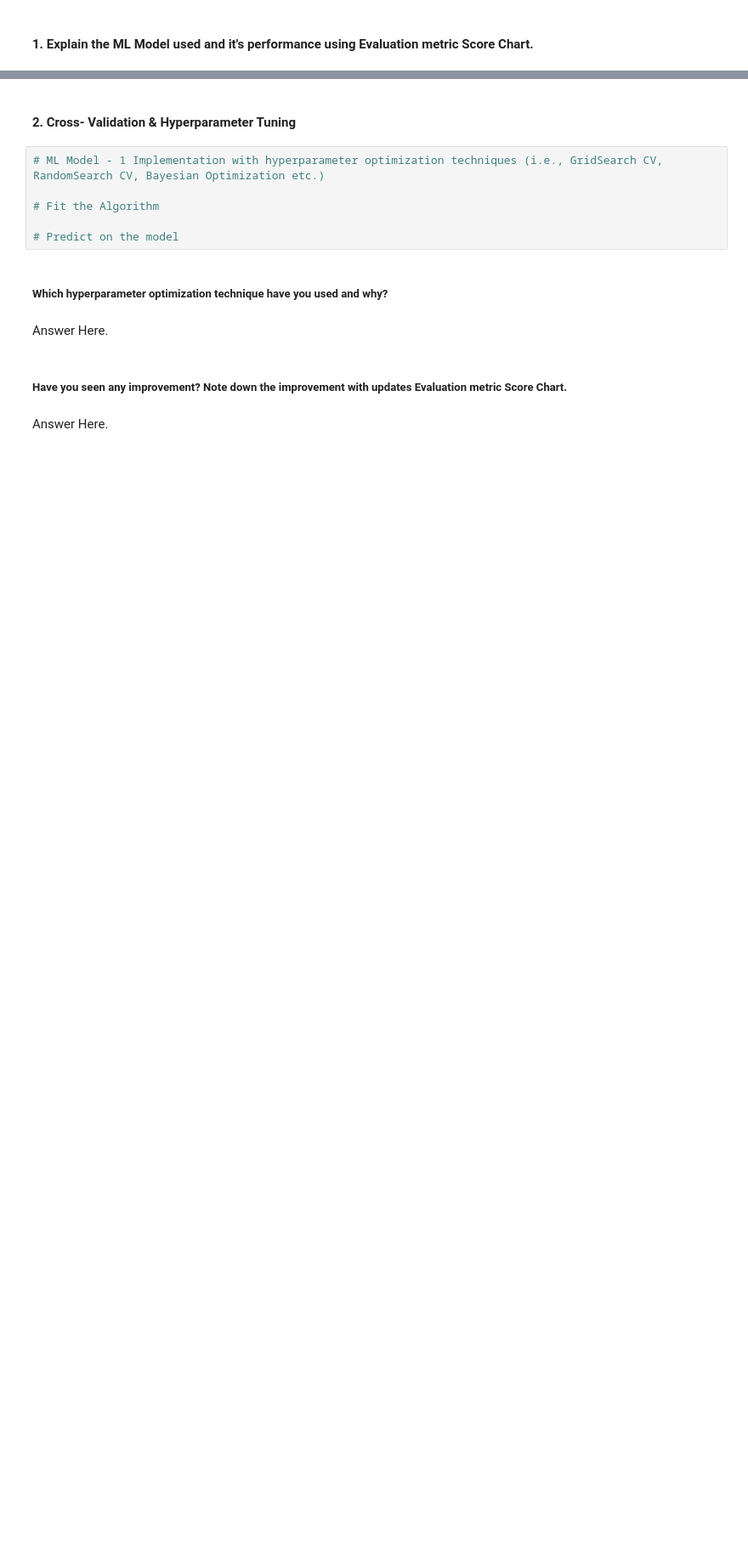
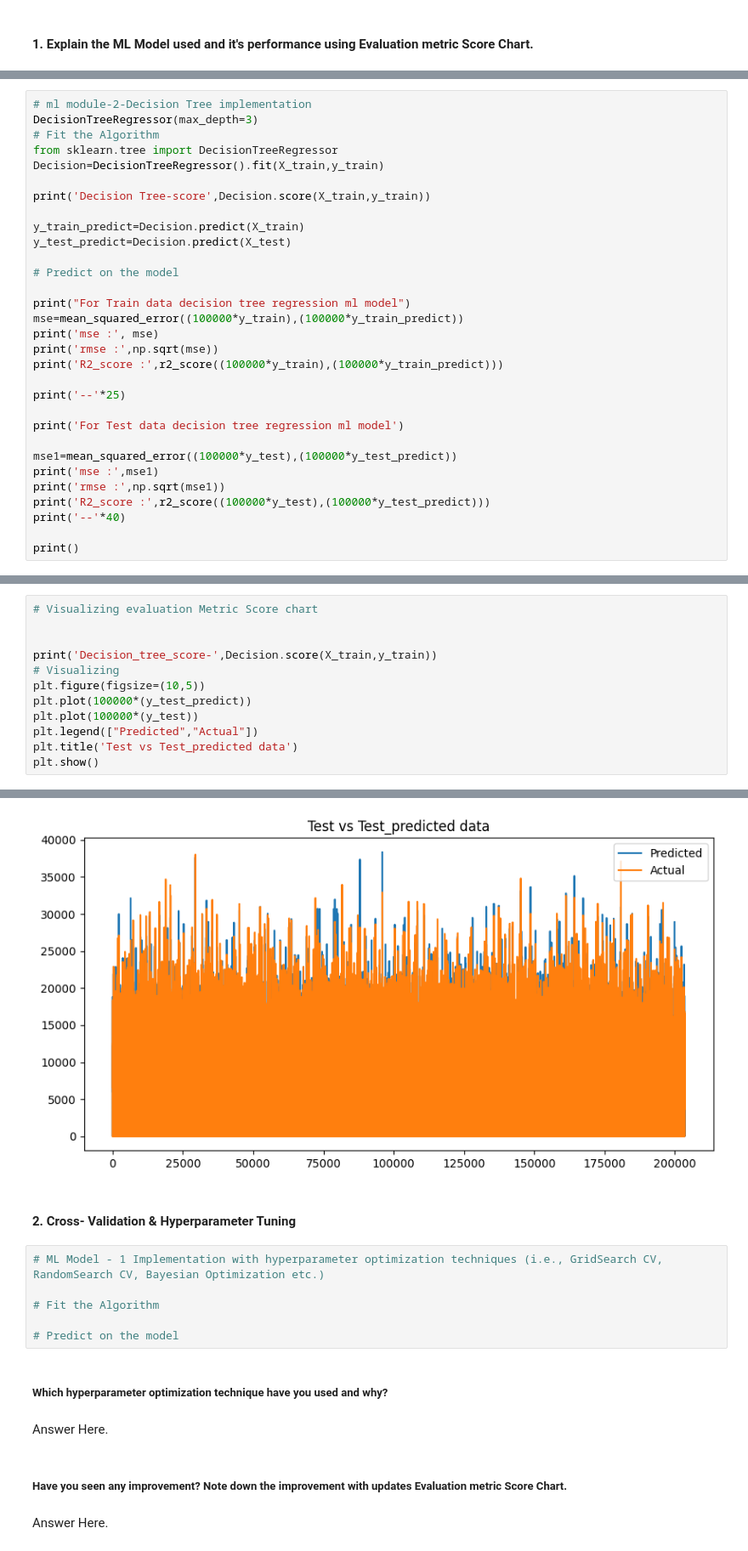
Before and after one commit to chetansgode/Rossmann_Retail_Sales_prediction, a Jupyter notebook: (Retail_Sales_prediction)ML_Submission_Template.ipynb, the cells around one changed output, grey strips where cells are left out. Shown at 85% size. Saved outputs shown, nothing was run; the diff lists cells and outputs as text; blank space fills up the shorter version.

```diff
--- a/(Retail_Sales_prediction)ML_Submission_Template.ipynb
+++ b/(Retail_Sales_prediction)ML_Submission_Template.ipynb
@@ -1196,0 +1555,31 @@ Answer Here.
+# %%
+# ml module-2-Decision Tree implementation
+DecisionTreeRegressor(max_depth=3)
+# Fit the Algorithm
+from sklearn.tree import DecisionTreeRegressor
+Decision=DecisionTreeRegressor().fit(X_train,y_train)
+
+print('Decision Tree-score',Decision.score(X_train,y_train))
+
+y_train_predict=Decision.predict(X_train)
+y_test_predict=Decision.predict(X_test)
+
+# Predict on the model
+
+print("For Train data decision tree regression ml model")
+mse=mean_squared_error((100000*y_train),(100000*y_train_predict))
+print('mse :', mse)
+print('rmse :',np.sqrt(mse))
+print('R2_score :',r2_score((100000*y_train),(100000*y_train_predict)))
+
+print('--'*25)
+
+print('For Test data decision tree regression ml model')
+
+mse1=mean_squared_error((100000*y_test),(100000*y_test_predict))
+print('mse :',mse1)
+print('rmse :',np.sqrt(mse1))
+print('R2_score :',r2_score((100000*y_test),(100000*y_test_predict)))
+print('--'*40)
+
+print()
@@ -1196,0 +1598,13 @@ Answer Here.
+# %%
+# Visualizing evaluation Metric Score chart
+
+
+print('Decision_tree_score-',Decision.score(X_train,y_train))
+# Visualizing
+plt.figure(figsize=(10,5))
+plt.plot(100000*(y_test_predict))
+plt.plot(100000*(y_test))
+plt.legend(["Predicted","Actual"])
+plt.title('Test vs Test_predicted data')
+plt.show()
+# %% [output]
@@ -1197,3 +1612,4 @@ Answer Here.
+[figure, added]
 # %% [markdown]
 #### 2. Cross- Validation & Hyperparameter Tuning
 # %%
```
Also changed, not shown: parts of 49 cells of this notebook.
